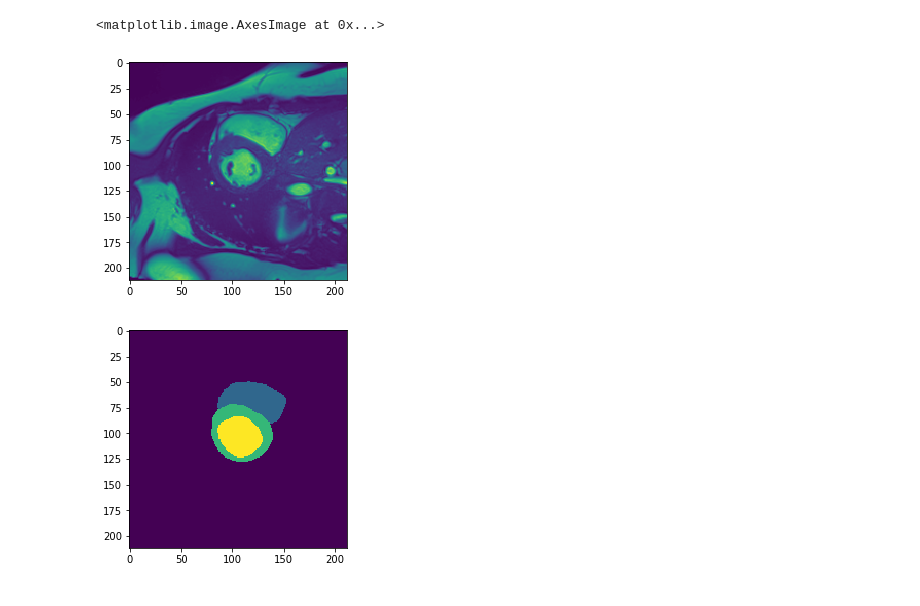
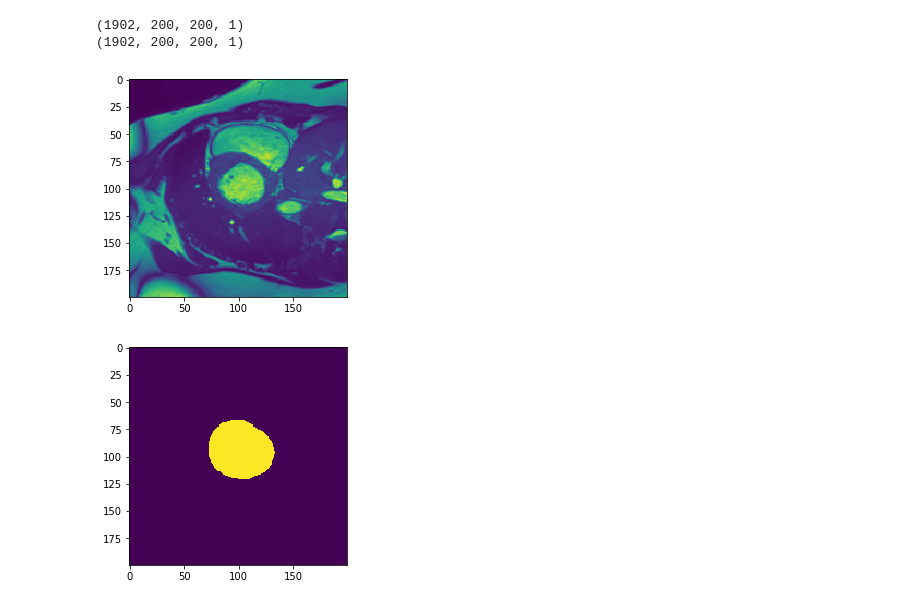
Before and after one commit to scharmchi/thesis-draft, a Jupyter notebook: dilated-cardiac/explore_data.ipynb, the cells around one changed output. Drawn from its saved outputs; the diff is of its cells as text; code cells hidden in the pictures.

```diff
--- a/dilated-cardiac/explore_data.ipynb
+++ b/dilated-cardiac/explore_data.ipynb
@@ -89,7 +89,7 @@ height = np.asarray(height_list['train'], dtype=np.float32)
 patient_id = np.asarray(patient_id_list['train'], dtype=np.uint8)
 cardiac_phase = np.asarray(cardiac_phase_list['train'], dtype=np.uint8)
 
-size = (212,212)
+size = (200,200)
 nx, ny = size
 target_resolution = (1.36719, 1.36719)
 n_test = num_slices['test']
@@ -116,44 +116,64 @@ for train_test in ['train']:
         pixel_size = (img_dat[2].structarr['pixdim'][1],
                       img_dat[2].structarr['pixdim'][2],
                       img_dat[2].structarr['pixdim'][3])
 
         scale_vector = [pixel_size[0] / target_resolution[0], pixel_size[1] / target_resolution[1]]
 
         for zz in range(img.shape[2]):
 
             slice_img = np.squeeze(img[:, :, zz])
             slice_rescaled = transform.rescale(slice_img,
                                                scale_vector,
                                                order=1,
                                                preserve_range=True,
                                                mode = 'constant')
 
             slice_mask = np.squeeze(mask[:, :, zz])
             mask_rescaled = transform.rescale(slice_mask,
                                               scale_vector,
                                               order=0,
                                               preserve_range=True,
                                               mode='constant')
 
             slice_cropped = crop_or_pad_slice_to_size(slice_rescaled, nx, ny)
             mask_cropped = crop_or_pad_slice_to_size(mask_rescaled, nx, ny)
 
             img_list[train_test].append(slice_cropped)
             mask_list[train_test].append(mask_cropped)
 
 train_img = img_list['train']
 train_label = mask_list['train']
+
+%matplotlib inline
+import matplotlib.pyplot as plt
+
+# plt.imshow(train_img[1])
+# plt.figure()
+# plt.imshow(train_label[1])
+
+# original dataset has 3 labels for LV, RV and Myo.. Make LV and Myo one label here and forget the RV for now
+train_label_lv = np.zeros(shape = (len(train_label), train_label[0].shape[0], train_label[0].shape[1]), dtype=np.int)
+for i in range(len(train_label)):
+    train_label_lv[i] = np.logical_or(train_label[i] == 3, train_label[i] == 2).astype(np.int)
+
+train_image = np.stack(train_img, axis=0)
+
+plt.figure()
+plt.imshow(train_image[0])
+plt.figure()
+plt.imshow(train_label_lv[0])
+
+# add fake 4th axis because expects one 4th axis
+train_image = train_image[..., np.newaxis]
+train_label_lv = train_label_lv[..., np.newaxis]
+
+print(train_image.shape)
+print(train_label_lv.shape)
+# %% [output]
+(1902, 200, 200, 1)
+(1902, 200, 200, 1)
+[figure, added]
+[figure, added]
-# %%
-%matplotlib inline
-import matplotlib.pyplot as plt
-
-plt.imshow(train_img[1])
-plt.figure()
-plt.imshow(train_label[1])
-# %% [output]
-<matplotlib.image.AxesImage at 0x...>
-[figure, removed]
-[figure, removed]
 # %%
 %matplotlib inline
 from matplotlib import pyplot as plt
```
Also changed, not shown: parts of 4 cells of this notebook.
